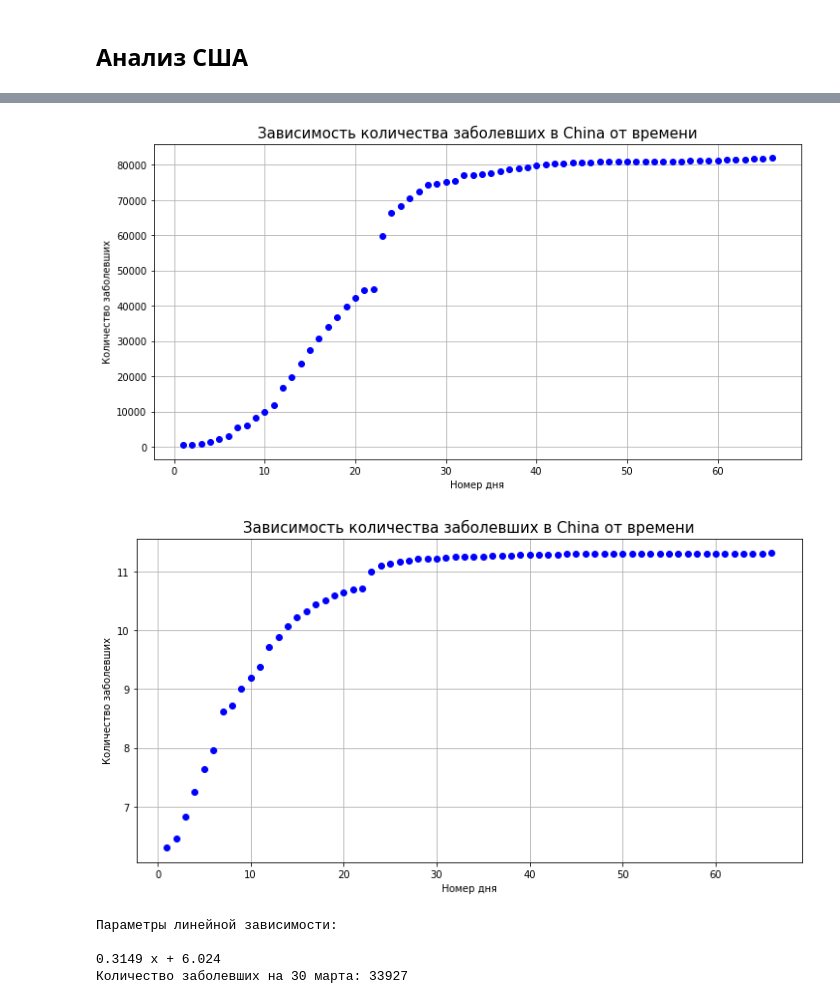
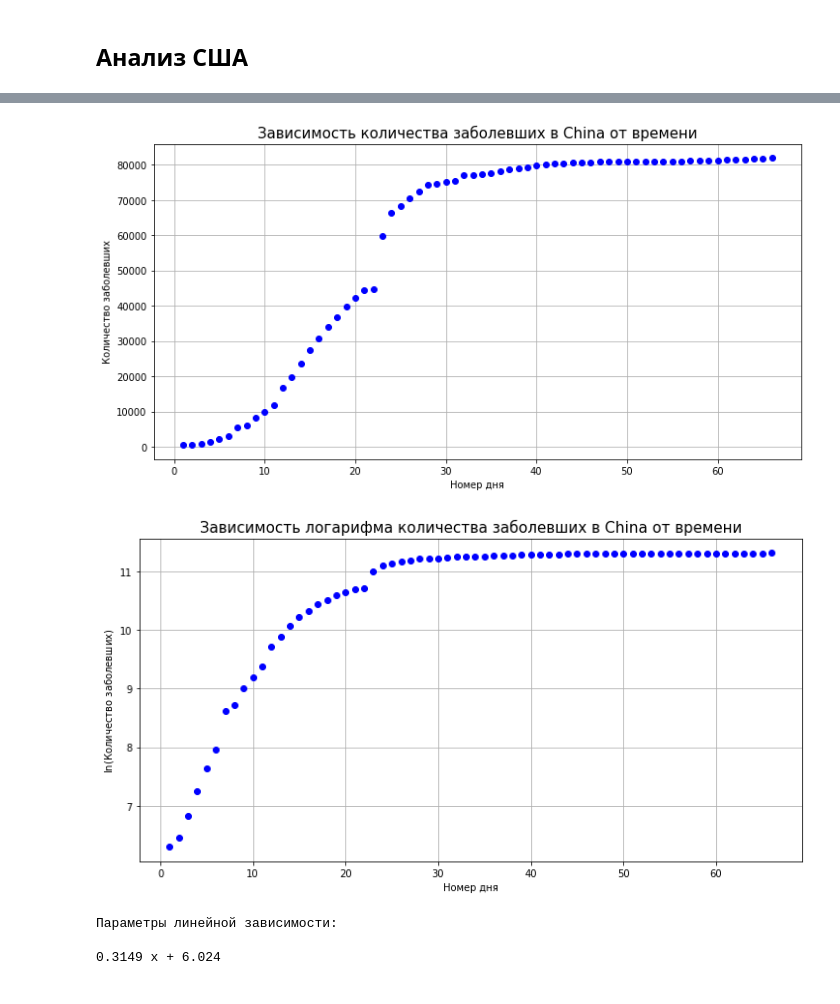
Before and after one commit to Ezmalts/Covid-2019, a Jupyter notebook: covid-2019.ipynb, the cells around one changed output, grey strips where cells are left out. Drawn from its saved outputs; the diff is of its cells as text; code cells hidden in the pictures.

Commit message:
Fix titles: Predict - March 30

```diff
--- a/covid-2019.ipynb
+++ b/covid-2019.ipynb
@@ -162,27 +165,26 @@ plot_model(log_data, new_grid, 'US', 'no_predict')
 # %%
 #prepare dataset
 data_ = np.array(main_data.loc['China'])[...,3:].sum(axis=0)
 grid = np.arange(1, data_.size + 1, 1)
 fit_(data_, grid, 'China')
 
 #make log scale
 log_data = np.log(list(data_))
 new_grid = np.arange(1, log_data.size + 1, 1)
 
 #plot log graph
-fit_(log_data, new_grid, 'China')
+fit_(log_data, new_grid, 'China', 'log')
 
 log_data = log_data[log_data < 10]
 new_grid = np.arange(1, log_data.size + 1, 1)
 
-plot_model(log_data, new_grid, 'China')
+plot_model(log_data, new_grid, 'China', 'no_predict')
 # %% [output]
 [figure]
-[figure, old version]
+[figure, new version]
 Параметры линейной зависимости:
 
 0.3149 x + 6.024
-Количество заболевших на 30 марта: 33927
 [figure]
 # %%
 #prepare dataset
```
Also changed, not shown: parts of 2 cells of this notebook.
